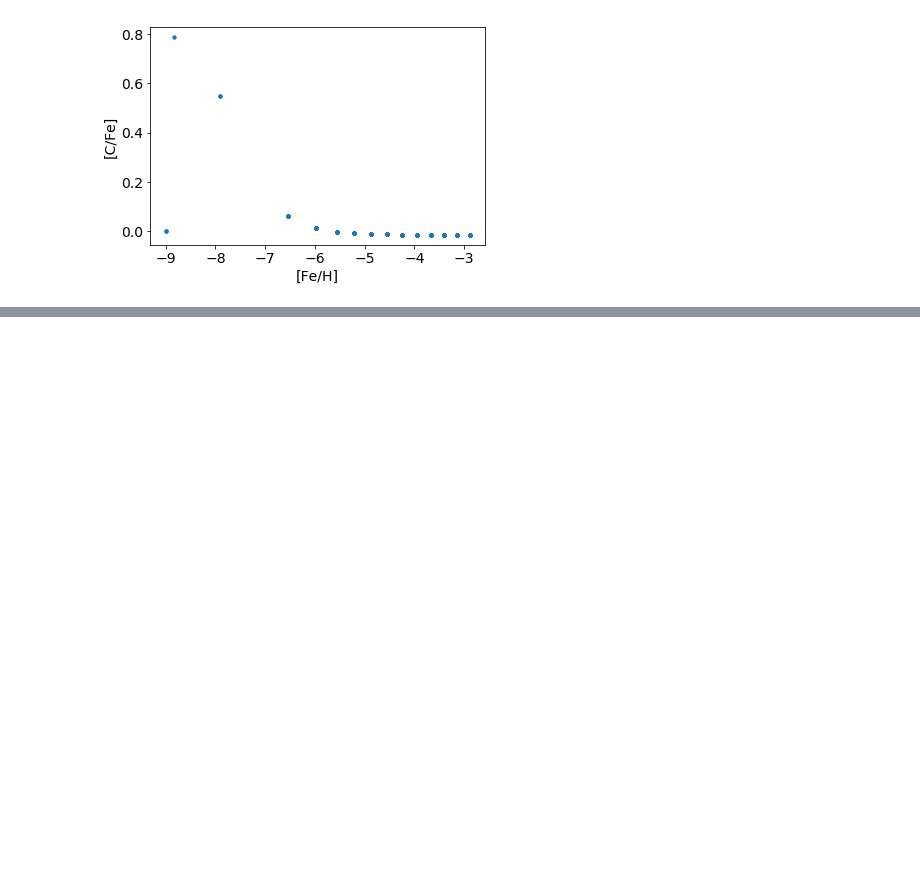
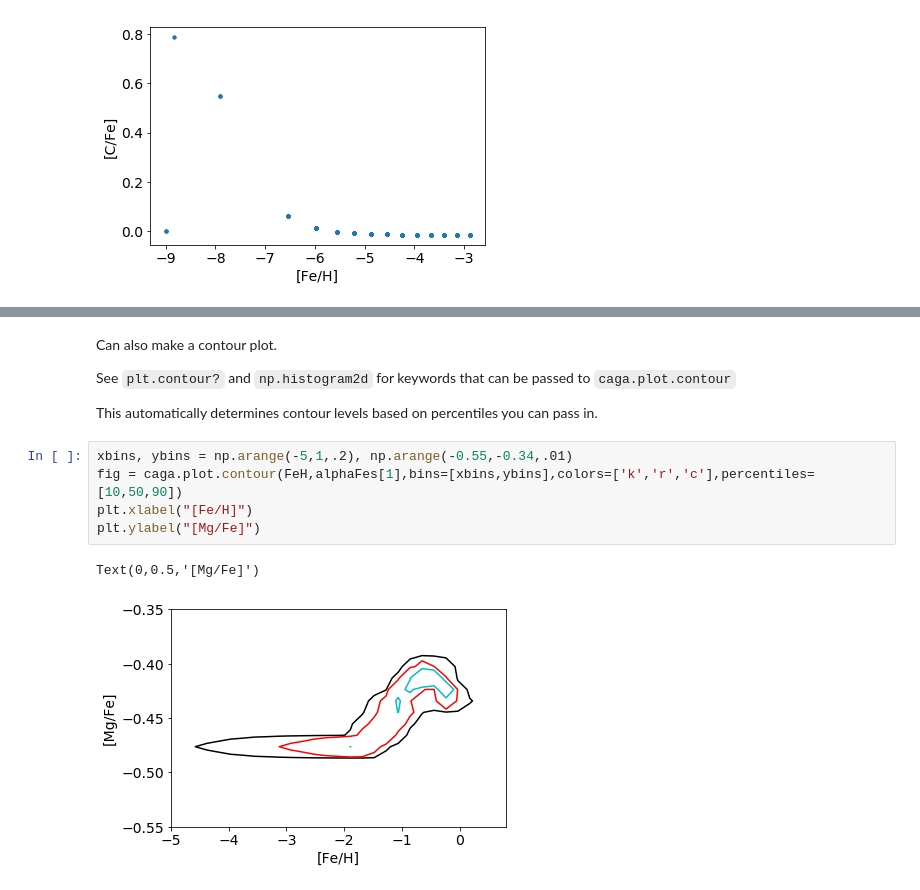
Before and after one commit to caterpillarproject/caga, a Jupyter notebook: notebooks/GAMMATreeBasic.ipynb, the cells around one changed output, grey strips where cells are left out. Drawn from its saved outputs; the diff is of its cells as text; blank space fills up the shorter version.

```diff
--- a/notebooks/GAMMATreeBasic.ipynb
+++ b/notebooks/GAMMATreeBasic.ipynb
@@ -119,0 +167,14 @@ Text(0,0.5,'[C/Fe]')
+# %% [markdown]
+Can also make a contour plot.
+
+See `plt.contour?` and `np.histogram2d` for keywords that can be passed to `caga.plot.contour`
+
+This automatically determines contour levels based on percentiles you can pass in.
+# %%
+xbins, ybins = np.arange(-5,1,.2), np.arange(-0.55,-0.34,.01)
+fig = caga.plot.contour(FeH,alphaFes[1],bins=[xbins,ybins],colors=['k','r','c'],percentiles=[10,50,90])
+plt.xlabel("[Fe/H]")
+plt.ylabel("[Mg/Fe]")
+# %% [output]
+Text(0,0.5,'[Mg/Fe]')
+[figure, added]
```
Also changed, not shown: parts of 11 cells of this notebook, 1 other file.
